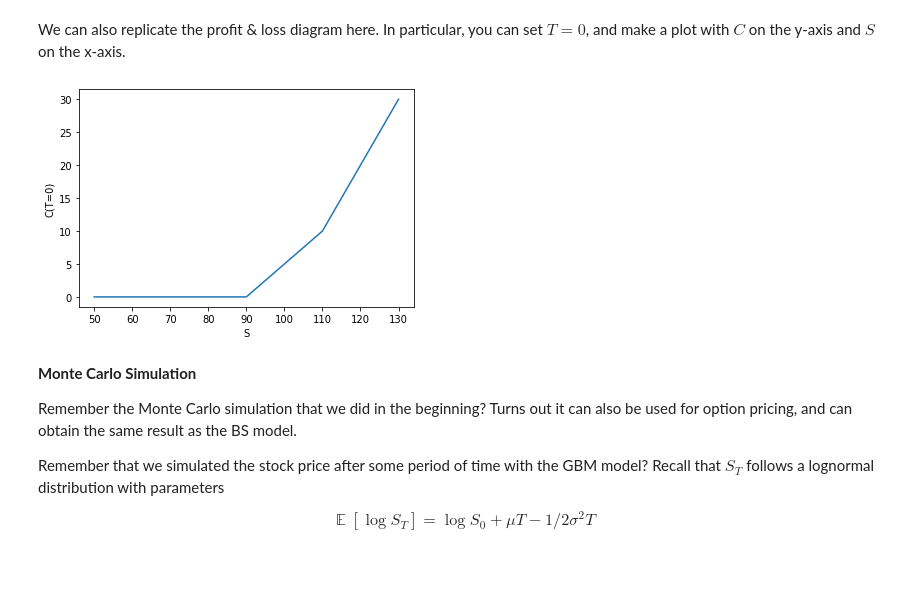
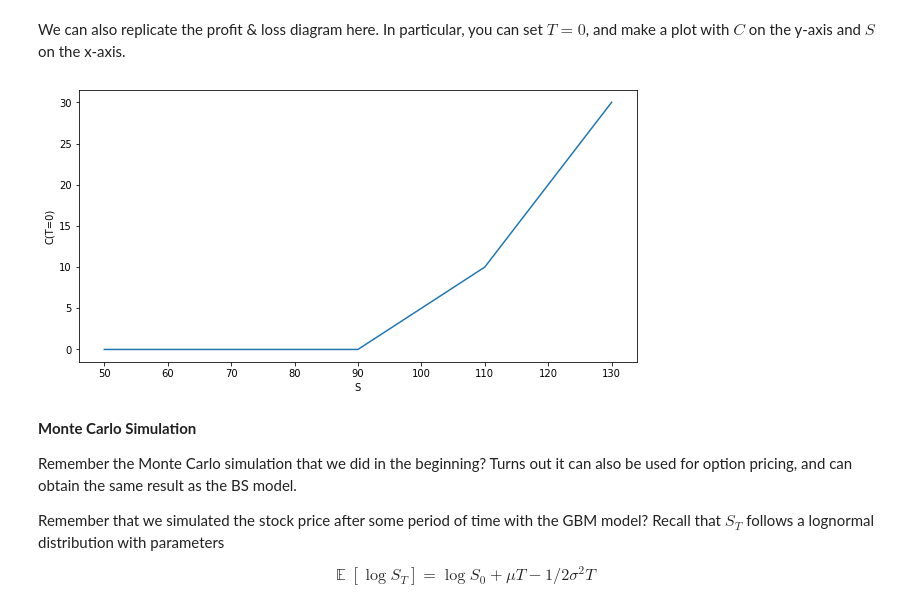
Before and after one commit to Tahahaha7/Quantitative_Trading, a Jupyter notebook: [IL181]_Options_Trading.ipynb, the cells around one changed output. Drawn from its saved outputs; the diff is of its cells as text; code cells hidden in the pictures; blank space fills up the shorter version.

```diff
--- a/[IL181]_Options_Trading.ipynb
+++ b/[IL181]_Options_Trading.ipynb
@@ -160,7 +159,7 @@ First of all, let's code the BS model. (In all of the below excersies, we will a
 def BS_call(S, T, r, K, sigma):
     ### Fill in the code below to calculate a call option price
     d_1 = (np.log(S/K) + (r+.5*sigma**2)*T) / (sigma*np.sqrt(T))
-    d_2 = (np.log(S/K) + (r-.5*sigma**2)*T) / (sigma*np.sqrt(T)) # = d_1 - sigma * np.sqrt(T)
+    d_2 = d_1 - sigma * np.sqrt(T)
     C = S * sts.norm.cdf(d_1) - K * np.exp(-r*T) * sts.norm.cdf(d_2)
     return C
 # %% [markdown]
@@ -193,20 +192,16 @@ We can also replicate the profit & loss diagram here. In particular, you can set
 # %%
 ### Fill in the code below, assume strike price is 100
 S = np.arange(50, 150, 20)
 r = 0.03
 sigma = 0.3
 K = 100
 
-plt.figure()
-sns.lineplot(S, BS_call(S, 0, r, K, sigma))#, label='')
-
-plt.xlabel('S')
-plt.ylabel('C(T=0)')
-
-#plt.legend()
+plt.figure(figsize=(10, 5))
+sns.lineplot(S, BS_call(S, 0, r, K, sigma))
+plt.xlabel('S'); plt.ylabel('C(T=0)')
 plt.show()
 # %% [output]
-[figure, old version]
+[figure, new version]
 # %% [markdown]
 **Monte Carlo Simulation**
 
```
Also changed, not shown: parts of 4 cells of this notebook.
